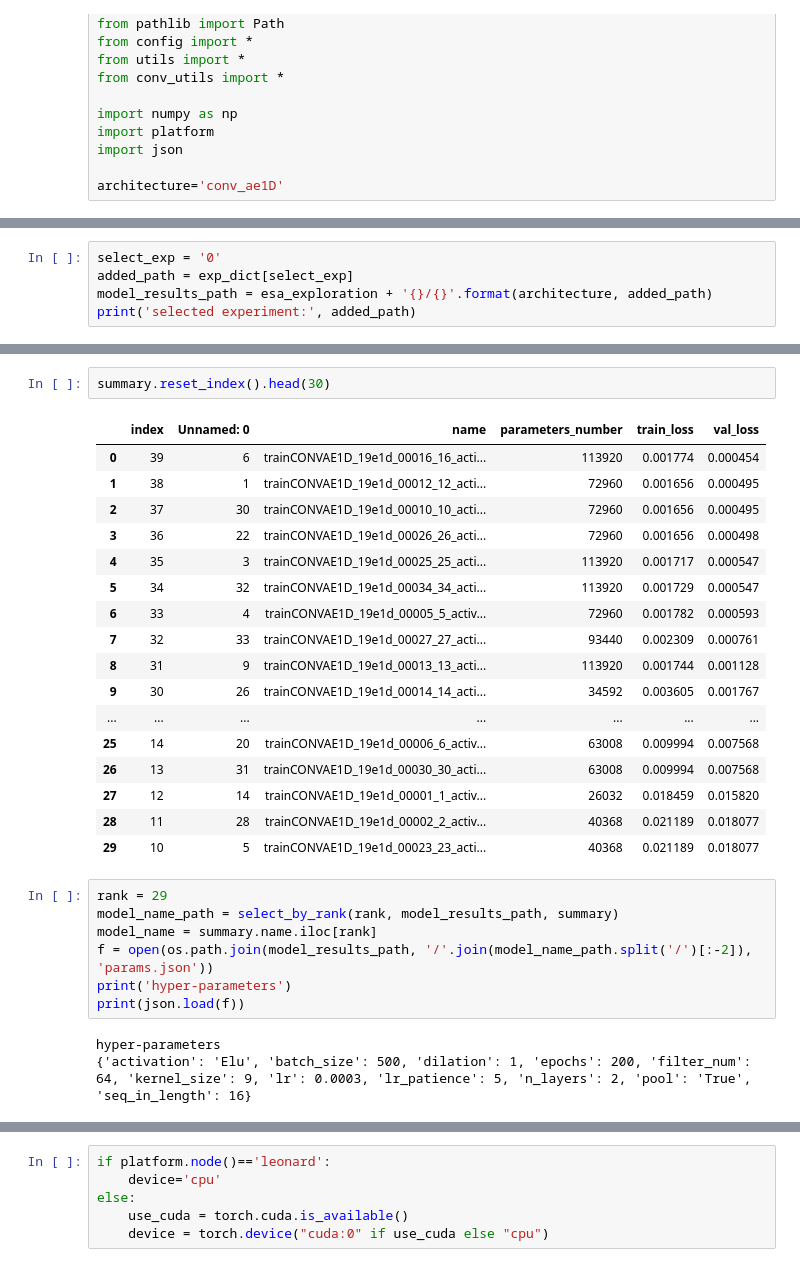
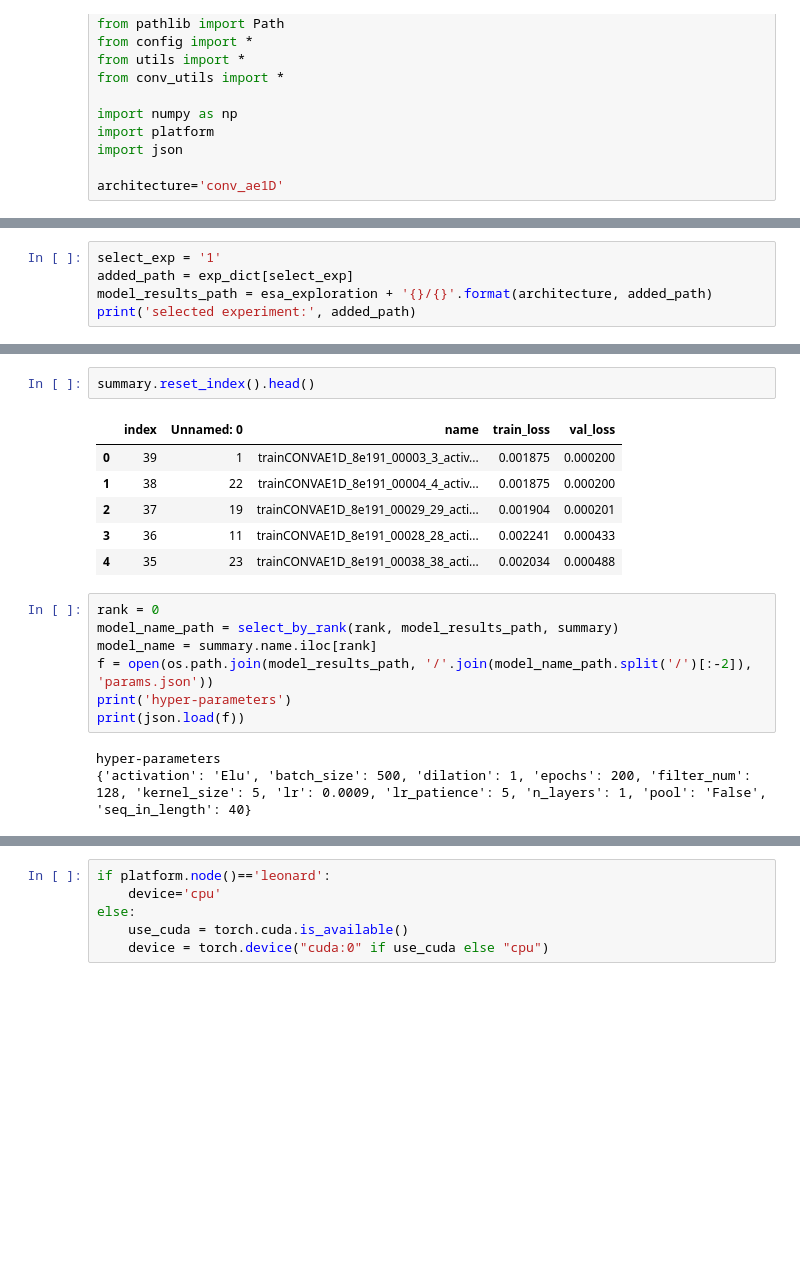
Before and after one commit to robomorelli/anomaly_detection_time_series, a Jupyter notebook: esa/plot_results_conv_ae1D.ipynb, the cells around one changed output, grey strips where cells are left out. Saved outputs shown, nothing was run; the diff lists cells and outputs as text; blank space fills up the shorter version.

```diff
--- a/esa/plot_results_conv_ae1D.ipynb
+++ b/esa/plot_results_conv_ae1D.ipynb
@@ -31,5 +33,5 @@ num selection:0 - exp name:4_wheel_system_02-09-23:14:38:56_conv_ae1D_sl_16_run3
 # %%
-select_exp = '0'
+select_exp = '1'
 added_path = exp_dict[select_exp]
 model_results_path = esa_exploration + '{}/{}'.format(architecture, added_path)
 print('selected experiment:', added_path)
@@ -43,25 +45,14 @@ summary path: /home/roberto/Documents/backup_rob/repo/esa_fdir/time_series_anoma
 # %%
-summary.reset_index().head(30)
+summary.reset_index().head()
 # %% [output]
-|  | index | Unnamed: 0 | name | parameters_number | train_loss | val_loss |
-| 0 | 39 | 6 | trainCONVAE1D_19e1d_00016_16_acti... | 113920 | 0.001774 | 0.000454 |
-| 1 | 38 | 1 | trainCONVAE1D_19e1d_00012_12_acti... | 72960 | 0.001656 | 0.000495 |
-| 2 | 37 | 30 | trainCONVAE1D_19e1d_00010_10_acti... | 72960 | 0.001656 | 0.000495 |
-| 3 | 36 | 22 | trainCONVAE1D_19e1d_00026_26_acti... | 72960 | 0.001656 | 0.000498 |
-| 4 | 35 | 3 | trainCONVAE1D_19e1d_00025_25_acti... | 113920 | 0.001717 | 0.000547 |
-| 5 | 34 | 32 | trainCONVAE1D_19e1d_00034_34_acti... | 113920 | 0.001729 | 0.000547 |
-| 6 | 33 | 4 | trainCONVAE1D_19e1d_00005_5_activ... | 72960 | 0.001782 | 0.000593 |
-| 7 | 32 | 33 | trainCONVAE1D_19e1d_00027_27_acti... | 93440 | 0.002309 | 0.000761 |
-| 8 | 31 | 9 | trainCONVAE1D_19e1d_00013_13_acti... | 113920 | 0.001744 | 0.001128 |
-| 9 | 30 | 26 | trainCONVAE1D_19e1d_00014_14_acti... | 34592 | 0.003605 | 0.001767 |
-| ... | ... | ... | ... | ... | ... | ... |
-| 25 | 14 | 20 | trainCONVAE1D_19e1d_00006_6_activ... | 63008 | 0.009994 | 0.007568 |
-| 26 | 13 | 31 | trainCONVAE1D_19e1d_00030_30_acti... | 63008 | 0.009994 | 0.007568 |
-| 27 | 12 | 14 | trainCONVAE1D_19e1d_00001_1_activ... | 26032 | 0.018459 | 0.015820 |
-| 28 | 11 | 28 | trainCONVAE1D_19e1d_00002_2_activ... | 40368 | 0.021189 | 0.018077 |
-| 29 | 10 | 5 | trainCONVAE1D_19e1d_00023_23_acti... | 40368 | 0.021189 | 0.018077 |
+|  | index | Unnamed: 0 | name | train_loss | val_loss |
+| 0 | 39 | 1 | trainCONVAE1D_8e191_00003_3_activ... | 0.001875 | 0.000200 |
+| 1 | 38 | 22 | trainCONVAE1D_8e191_00004_4_activ... | 0.001875 | 0.000200 |
+| 2 | 37 | 19 | trainCONVAE1D_8e191_00029_29_acti... | 0.001904 | 0.000201 |
+| 3 | 36 | 11 | trainCONVAE1D_8e191_00028_28_acti... | 0.002241 | 0.000433 |
+| 4 | 35 | 23 | trainCONVAE1D_8e191_00038_38_acti... | 0.002034 | 0.000488 |
 # %%
-rank = 29
+rank = 0
 model_name_path = select_by_rank(rank, model_results_path, summary)
 model_name = summary.name.iloc[rank]
 f = open(os.path.join(model_results_path, '/'.join(model_name_path.split('/')[:-2]), 'params.json'))
@@ -69,7 +60,7 @@ print('hyper-parameters')
 print(json.load(f))
 # %% [output]
 hyper-parameters
-{'activation': 'Elu', 'batch_size': 500, 'dilation': 1, 'epochs': 200, 'filter_num': 64, 'kernel_size': 9, 'lr': 0.0003, 'lr_patience': 5, 'n_layers': 2, 'pool': 'True', 'seq_in_length': 16}
+{'activation': 'Elu', 'batch_size': 500, 'dilation': 1, 'epochs': 200, 'filter_num': 128, 'kernel_size': 5, 'lr': 0.0009, 'lr_patience': 5, 'n_layers': 1, 'pool': 'False', 'seq_in_length': 40}
 # %%
 checkpoint  = torch.load(os.path.join(model_results_path, model_name_path))
 params_conf = checkpoint['param_conf']
```
Also changed, not shown: parts of 7 cells of this notebook, 3 other files.
